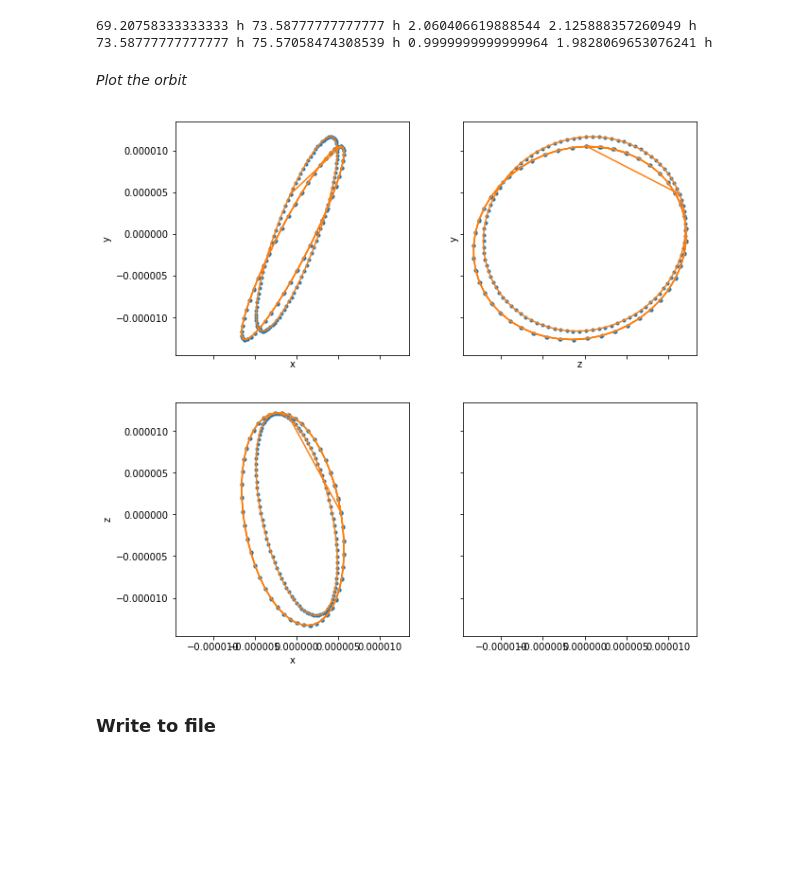
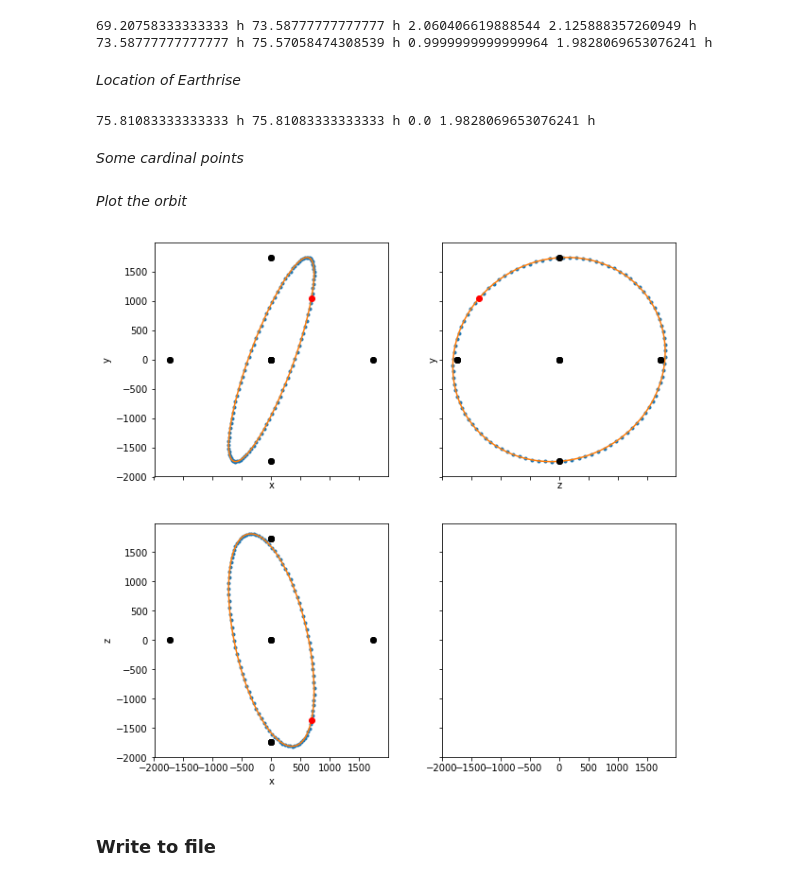
Before and after one commit to ageller/Apollo8Orbit, a Jupyter notebook: MoonOrbit.ipynb, the cells around one changed output. Drawn from its saved outputs; the diff is of its cells as text; code cells hidden in the pictures; blank space fills up the shorter version.

Commit message:
Earthrise location, and into Uniview

```diff
--- a/MoonOrbit.ipynb
+++ b/MoonOrbit.ipynb
@@ -6,8 +10,22 @@ import numpy as np
 import matplotlib.pyplot as plt
 import csv
 
+%matplotlib notebook
+
 #https://nssdc.gsfc.nasa.gov/planetary/factsheet/moonfact.html
 moonMass = 0.07346 *10**24 *units.kg
 moonRadius = 1736.0 *units.km
 
-%matplotlib notebook
+#launch time December 21, 1968, 12:51:00 UTC
+#wikipedia: Earthrise time December 24, 1968, 16:00 UTC (according to wikipedia; 03d 03h 49m after launch)
+#51m+49m = 1h 40m
+#12h + 3h = 15h
+#15h 40m
+#this implies Dec. 24, 15:40:00 UTC
+#
+#from this website: http://100photos.time.com/photos/nasa-earthrise-apollo-8
+#It was on December 24, 1968, exactly 75 hours, 48 minutes and 41 seconds
+#
+#and according to this website http://www.collectspace.com/ubb/Forum29/HTML/001831.html
+#Earthrise image was taken at 075:48:39 MET. (Credit: NASA Goddard LRO); MET == mission elapsed time
+tER = (75. + 48./60. + 39./3600.) * units.hr
@@ -270,4 +293,7 @@ print(orbit2)
 {'m1': <Quantity 3.69428756e-08 solMass>, 'm2': <Quantity 0. solMass>, 'a': <Quantity 1849.62132055 km>, 'e': 0.0006928866128510054, 'ta': <Quantity -19.93084461 deg>, 'inc': <Quantity 101.65999799 de ...
 # %% [markdown]
 *Sample the orbit.*
+# %%
+#distance unit to use
+dUnit = units.km
 # %%
@@ -305,30 +329,60 @@ alt = (r*units.AU - moonRadius).to(units.km).value
 # %% [output]
 69.20758333333333 h 73.58777777777777 h 2.060406619888544 2.125888357260949 h
 73.58777777777777 h 75.57058474308539 h 0.9999999999999964 1.9828069653076241 h
+# %% [markdown]
+*Location of Earthrise*
+# %%
+#again, not sure what to use for tperi
+geoER = createOrbit(orbit2, coord.iloc[1]['t'], tER, tend=tER, Ntimes = 1)[0]
+xER = geoER[0].to(dUnit).value
+yER = geoER[1].to(dUnit).value
+zER = geoER[2].to(dUnit).value
+rER = (xER**2. + yER**2. + zER**2.)**0.5
+latER = np.arccos(zER/rER)*180./np.pi
+lonER = np.arctan2(yER,xER)*180./np.pi
+altER = (rER*dUnit - moonRadius).to(units.km).value
+# %% [output]
+75.81083333333333 h 75.81083333333333 h 0.0 1.9828069653076241 h
+# %% [markdown]
+*Some cardinal points*
+# %%
+latC = np.array([0, 90, 180, 270,  0, 90, 180, 270, 0,   90,  180, 270,   0,  90, 180, 270])
+lonC = np.array([0,  0,   0,   0, 90, 90,  90,  90, 180, 180, 180, 180, 270, 270, 270, 270])
+altC = np.full_like(latC, 0.)
+r = moonRadius
+xC = (r*np.sin(latC*np.pi/180.)*np.cos(lonC*np.pi/180.)).to(dUnit).value
+yC = (r*np.sin(latC*np.pi/180.)*np.sin(lonC*np.pi/180.)).to(dUnit).value
+zC = (r*np.cos(latC*np.pi/180.)).to(dUnit).value
 # %% [markdown]
 *Plot the orbit*
 # %%
 f,ax= plt.subplots(2,2, figsize=(10,10), sharex = True, sharey=True)
 ax[0][0].plot(x,y,'.')
 ax[0][0].plot(x,y)
+ax[0][0].plot(xER,yER,'o', color='red')
+ax[0][0].plot(xC,yC,'o', color='black')
 ax[0][0].set_xlabel('x')
 ax[0][0].set_ylabel('y')
 
 ax[1][0].plot(x,z,'.')
 ax[1][0].plot(x,z)
+ax[1][0].plot(xER,zER,'o', color='red')
+ax[1][0].plot(xC,zC,'o', color='black')
 ax[1][0].set_xlabel('x')
 ax[1][0].set_ylabel('z')
 
 ax[0][1].plot(z,y,'.')
 ax[0][1].plot(z,y)
+ax[0][1].plot(zER,yER,'o', color='red')
+ax[0][1].plot(zC,yC,'o', color='black')
 ax[0][1].set_xlabel('z')
 ax[0][1].set_ylabel('y')
 
 
 for a in ax.flatten():
     a.set_aspect('equal')
 # %% [output]
-[figure, old version]
+[figure, new version]
 # %% [markdown]
 ### Write to file
 # %%
```
Also changed, not shown: parts of 6 cells of this notebook, 6 other files.
